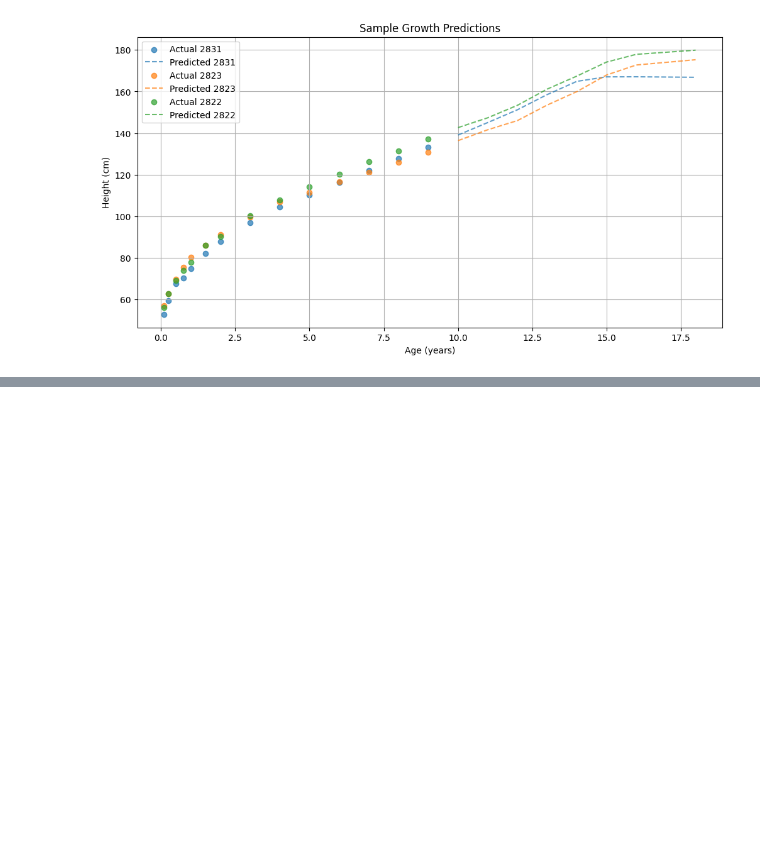
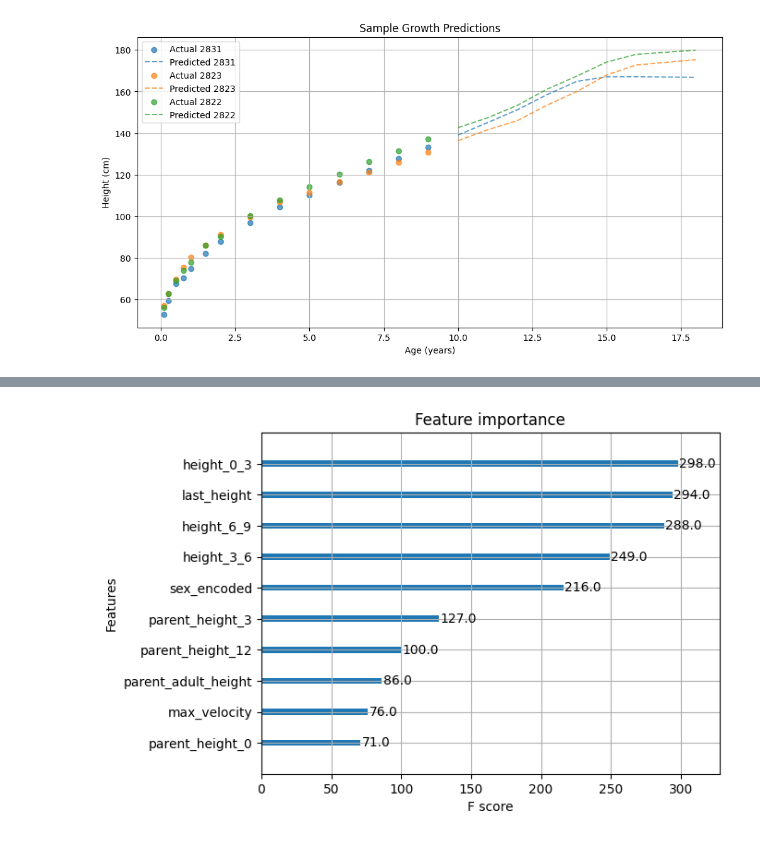
Before and after one commit to aavalose/aliens_height, a Jupyter notebook: final_notebook.ipynb, the cells around one changed output, grey strips where cells are left out. Saved outputs shown, nothing was run; the diff lists cells and outputs as text; code cells hidden in the pictures; blank space fills up the shorter version.

```diff
--- a/final_notebook.ipynb
+++ b/final_notebook.ipynb
@@ -683,0 +769,6 @@ plt.show()
+# %%
+import xgboost as xgb
+xgb.plot_importance(model, importance_type="weight", max_num_features=10)
+plt.show()
+# %% [output]
+[figure, added]
```
Also changed, not shown: parts of 43 cells of this notebook.
